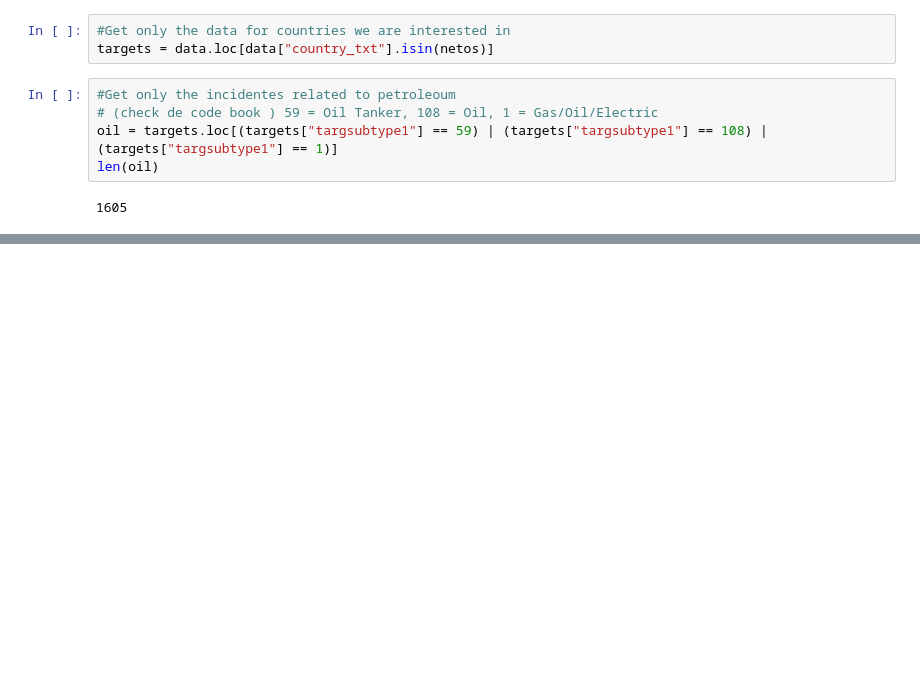
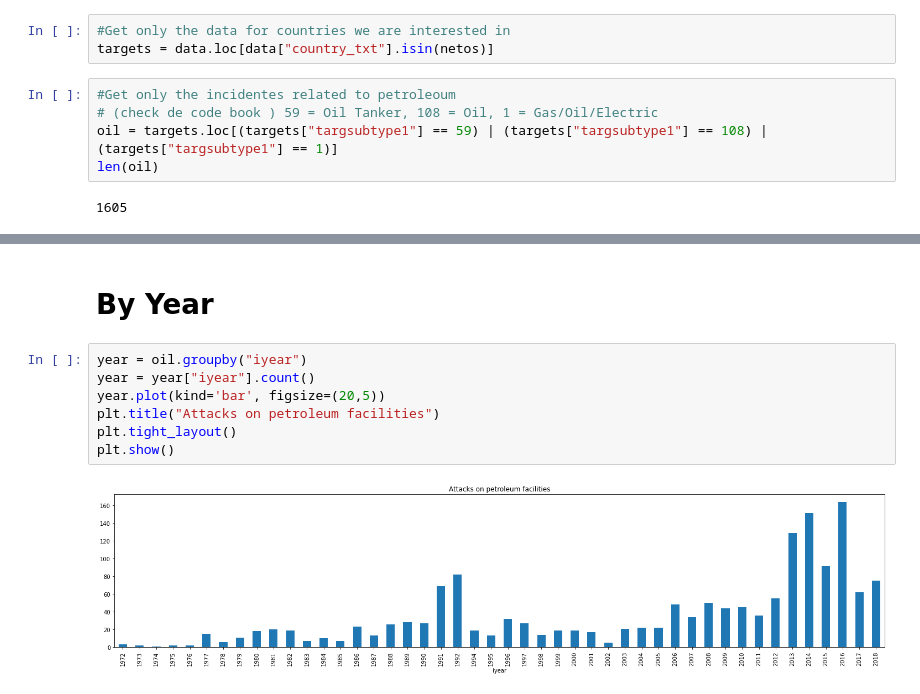
Before and after one commit to DenebAguirre/PetroleoArellanes, a Jupyter notebook: Notebooks/Terrorism.ipynb, the cells around one changed output, grey strips where cells are left out. Cells and saved outputs as stored; diff of their text form; blank space fills up the shorter version.

```diff
--- a/Notebooks/Terrorism.ipynb
+++ b/Notebooks/Terrorism.ipynb
@@ -113,0 +109,11 @@ cols
+# %% [markdown]
+# By Year
+# %%
+year = oil.groupby("iyear")
+year = year["iyear"].count()
+year.plot(kind='bar', figsize=(20,5))
+plt.title("Attacks on petroleum facilities")
+plt.tight_layout()
+plt.show()
+# %% [output]
+[figure, added]
```
Also changed, not shown: parts of 11 cells of this notebook, 2 other files.
